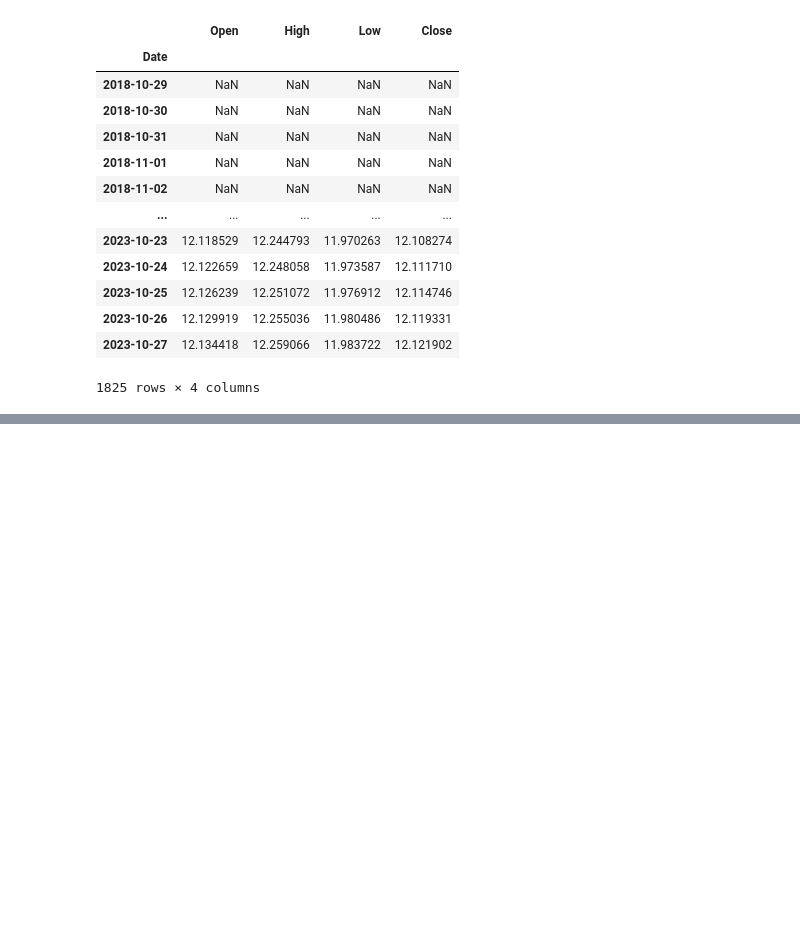
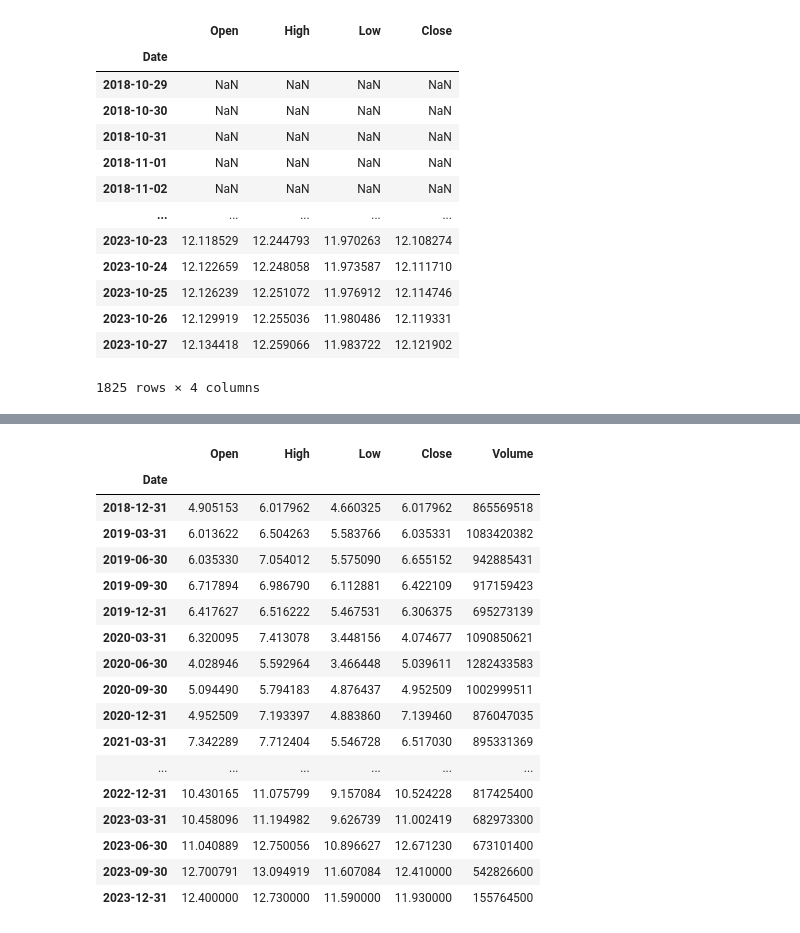
Before and after one commit to furlancad/Estudo-PMF, a Jupyter notebook: Análise_de_Ação.ipynb, the cells around one changed output, grey strips where cells are left out. Saved outputs shown, nothing was run; the diff lists cells and outputs as text; code cells hidden in the pictures; blank space fills up the shorter version.

```diff
--- a/Análise_de_Ação.ipynb
+++ b/Análise_de_Ação.ipynb
@@ -14,0 +9,6 @@ acao + '.SA'
+# %%
+# Definir ação
+acao_definida = 'CMIG4'
+# %%
+# Definir periodo de observação
+periodo_definido = '5y'
@@ -15 +18,3 @@ acao + '.SA'
+# %%
+acao_definida = acao_definida + '.SA'
 # %%
@@ -195,0 +306,22 @@ fig.savefig("image.png")
+# %%
+acao_month = acao.resample('Q').agg({'Open':'first', 'High':'max', 'Low':'min', 'Close':'last', 'Volume':'sum'})
+acao_month
+# %% [output]
+|  | Open | High | Low | Close | Volume |
+| Date |  |  |  |  |  |
+| 2018-12-31 | 4.905153 | 6.017962 | 4.660325 | 6.017962 | 865569518 |
+| 2019-03-31 | 6.013622 | 6.504263 | 5.583766 | 6.035331 | 1083420382 |
+| 2019-06-30 | 6.035330 | 7.054012 | 5.575090 | 6.655152 | 942885431 |
+| 2019-09-30 | 6.717894 | 6.986790 | 6.112881 | 6.422109 | 917159423 |
+| 2019-12-31 | 6.417627 | 6.516222 | 5.467531 | 6.306375 | 695273139 |
+| 2020-03-31 | 6.320095 | 7.413078 | 3.448156 | 4.074677 | 1090850621 |
+| 2020-06-30 | 4.028946 | 5.592964 | 3.466448 | 5.039611 | 1282433583 |
+| 2020-09-30 | 5.094490 | 5.794183 | 4.876437 | 4.952509 | 1002999511 |
+| 2020-12-31 | 4.952509 | 7.193397 | 4.883860 | 7.139460 | 876047035 |
+| 2021-03-31 | 7.342289 | 7.712404 | 5.546728 | 6.517030 | 895331369 |
+| ... | ... | ... | ... | ... | ... |
+| 2022-12-31 | 10.430165 | 11.075799 | 9.157084 | 10.524228 | 817425400 |
+| 2023-03-31 | 10.458096 | 11.194982 | 9.626739 | 11.002419 | 682973300 |
+| 2023-06-30 | 11.040889 | 12.750056 | 10.896627 | 12.671230 | 673101400 |
+| 2023-09-30 | 12.700791 | 13.094919 | 11.607084 | 12.410000 | 542826600 |
+| 2023-12-31 | 12.400000 | 12.730000 | 11.590000 | 11.930000 | 155764500 |
```
Also changed, not shown: parts of 17 cells of this notebook.
